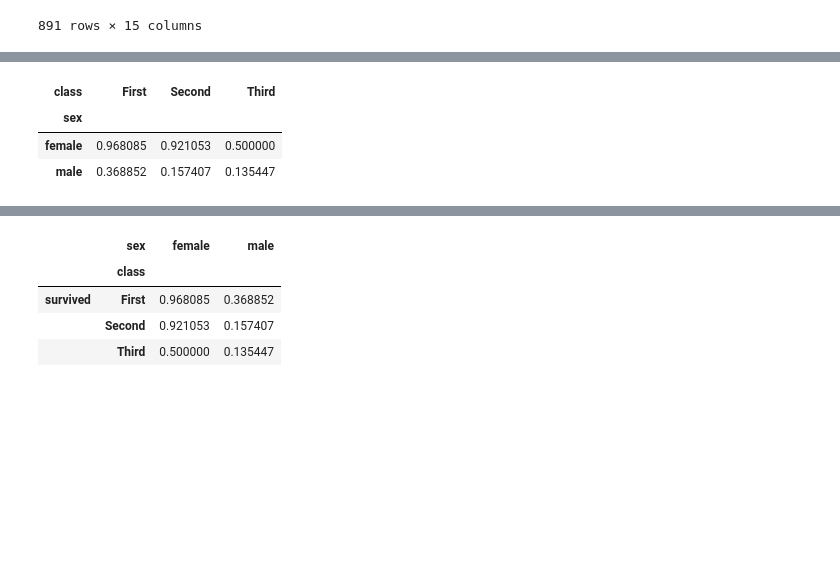
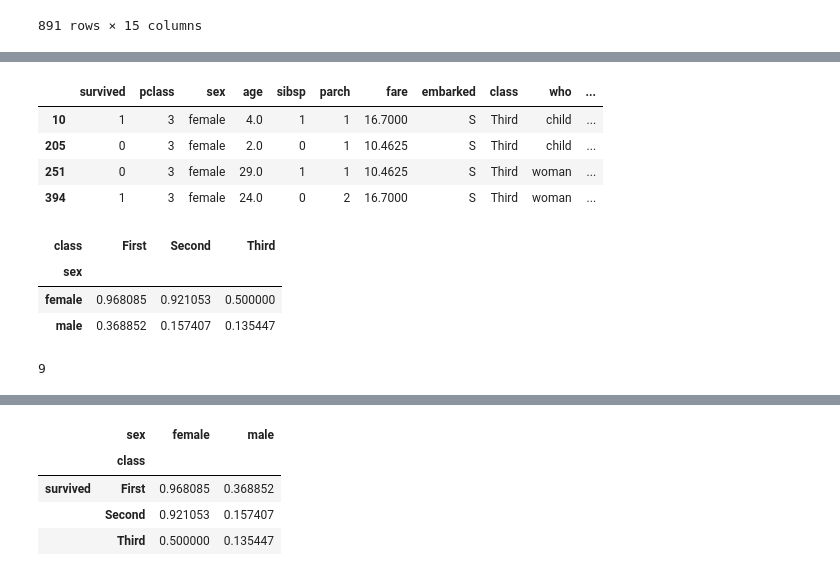
Before and after one commit to diego-dng/0426_DS_VITORIA-GASTEIZ, a Jupyter notebook: 2-Data_analysis/2-Pandas/Teoría/3_Agrupaciones.ipynb, the cells around one changed output, grey strips where cells are left out. Cells and saved outputs as stored; diff of their text form; code cells hidden in the pictures; blank space fills up the shorter version.

```diff
--- a/2-Data_analysis/2-Pandas/Teoría/3_Agrupaciones.ipynb
+++ b/2-Data_analysis/2-Pandas/Teoría/3_Agrupaciones.ipynb
@@ -1297,3 +1365,11 @@ titanic
+# %%
+titanic[titanic["deck"] == "G"]
+# %% [output]
+|  | survived | pclass | sex | age | sibsp | parch | fare | embarked | class | who | ... |
+| 10 | 1 | 3 | female | 4.0 | 1 | 1 | 16.7000 | S | Third | child | ... |
+| 205 | 0 | 3 | female | 2.0 | 0 | 1 | 10.4625 | S | Third | child | ... |
+| 251 | 0 | 3 | female | 29.0 | 1 | 1 | 10.4625 | S | Third | woman | ... |
+| 394 | 1 | 3 | female | 24.0 | 0 | 2 | 16.7000 | S | Third | woman | ... |
 # %%
 titanic.pivot_table(values = 'survived', columns='class', aggfunc='mean', index='sex')
 # %% [output]
@@ -1303,0 +1385,5 @@ titanic.pivot_table(values = 'survived', columns='class', aggfunc='mean', index=
+# %%
+res = sumar(2, v3 = 3)
+res
+# %% [output]
+9
```
Also changed, not shown: parts of 23 cells of this notebook, 2 other files.
